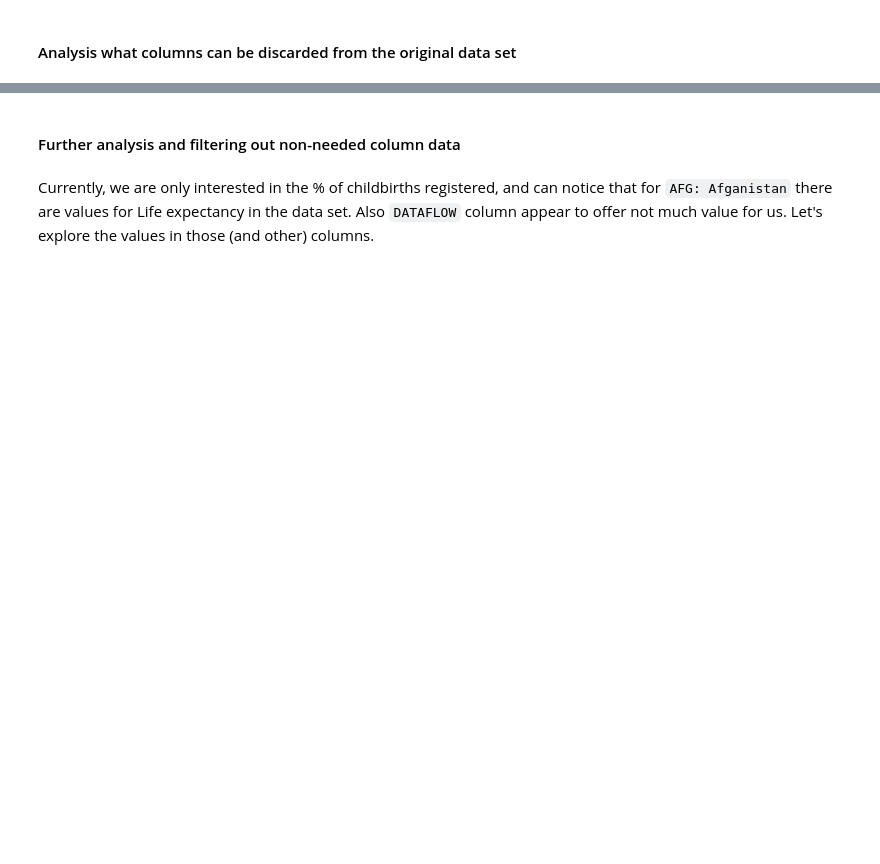
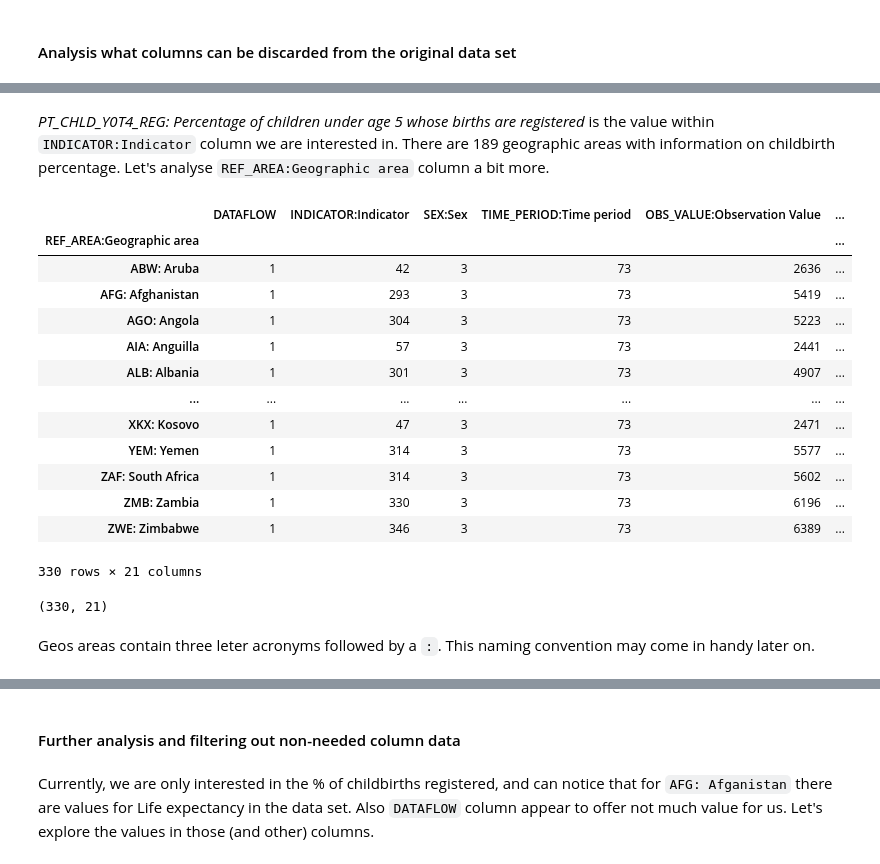
Before and after one commit to BorisMoric/UCDPA_BorisMoric, a Jupyter notebook: DataSets/Project_2.ipynb, the cells around one changed output, grey strips where cells are left out. Saved outputs shown, nothing was run; the diff lists cells and outputs as text; code cells hidden in the pictures; blank space fills up the shorter version.

```diff
--- a/DataSets/Project_2.ipynb
+++ b/DataSets/Project_2.ipynb
@@ -106,0 +411,27 @@ CB_percent.groupby('AGE:Current age').nunique()
+# %% [markdown]
+*PT_CHLD_Y0T4_REG: Percentage of children under age 5 whose births are registered* is the value within `INDICATOR:Indicator` column we are interested in.
+There are 189 geographic areas with information on childbirth percentage. Let's analyse `REF_AREA:Geographic area` column a bit more.
+# %%
+Geos = CB_percent.groupby('REF_AREA:Geographic area').nunique()
+Geos
+# %% [output]
+|  | DATAFLOW | INDICATOR:Indicator | SEX:Sex | TIME_PERIOD:Time period | OBS_VALUE:Observation Value | ... |
+| REF_AREA:Geographic area |  |  |  |  |  | ... |
+| ABW: Aruba | 1 | 42 | 3 | 73 | 2636 | ... |
+| AFG: Afghanistan | 1 | 293 | 3 | 73 | 5419 | ... |
+| AGO: Angola | 1 | 304 | 3 | 73 | 5223 | ... |
+| AIA: Anguilla | 1 | 57 | 3 | 73 | 2441 | ... |
+| ALB: Albania | 1 | 301 | 3 | 73 | 4907 | ... |
+| ... | ... | ... | ... | ... | ... | ... |
+| XKX: Kosovo | 1 | 47 | 3 | 73 | 2471 | ... |
+| YEM: Yemen | 1 | 314 | 3 | 73 | 5577 | ... |
+| ZAF: South Africa | 1 | 314 | 3 | 73 | 5602 | ... |
+| ZMB: Zambia | 1 | 330 | 3 | 73 | 6196 | ... |
+| ZWE: Zimbabwe | 1 | 346 | 3 | 73 | 6389 | ... |
+330 rows × 21 columns
+# %%
+Geos[Geos.index.str.contains(":")].shape
+# %% [output]
+(330, 21)
+# %% [markdown]
+Geos areas contain three leter acronyms followed by a `:`. This naming convention may come in handy later on.
```
Also changed, not shown: parts of 63 cells of this notebook, 1 other file.
